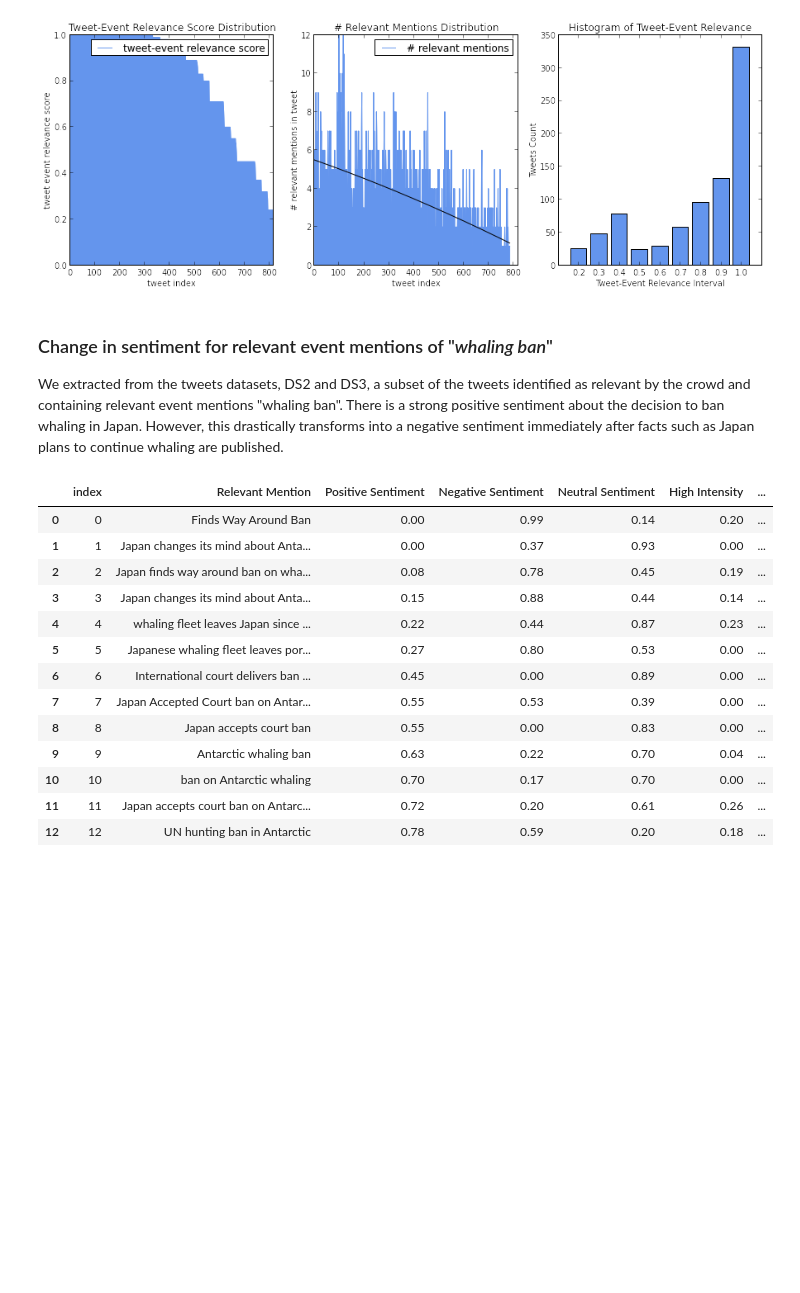
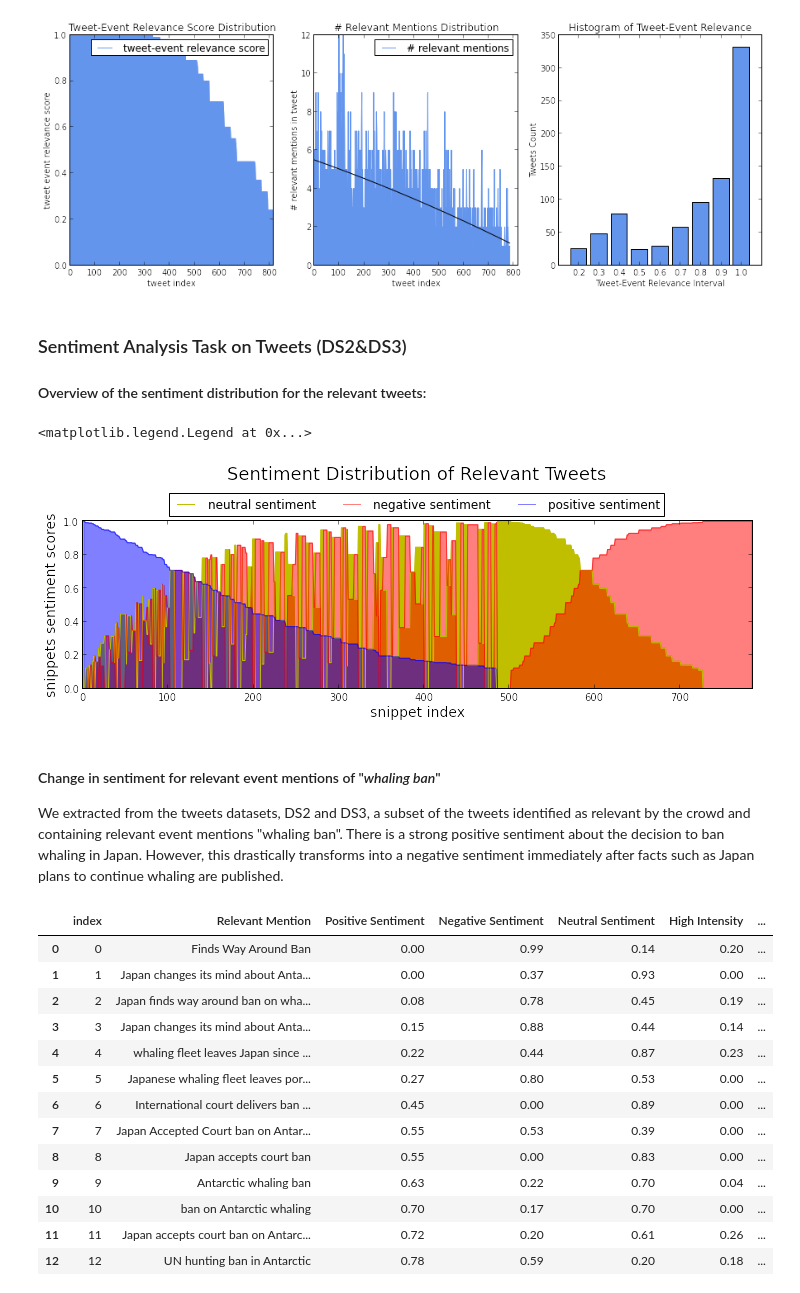
Before and after one commit to CrowdTruth/Salience-In-News-And-Tweets, a Jupyter notebook: Crowdsourcing novelty features for news and tweets.ipynb, the cells around one changed output. Drawn from its saved outputs; the diff is of its cells as text; code cells hidden in the pictures; blank space fills up the shorter version.

Commit message:
removed code and added new analysis files

```diff
--- a/Crowdsourcing novelty features for news and tweets.ipynb
+++ b/Crowdsourcing novelty features for news and tweets.ipynb
@@ -351,8 +361,32 @@ plt.xticks(histDF['Relevance Interval'])
 plt.show()
 # %% [output]
 [figure]
+# %% [markdown]
+<a id="resultssentimenttweets"></a>
+
+### Sentiment Analysis Task on Tweets (DS2&DS3)
+
+#### Overview of the sentiment distribution for the relevant tweets:
+# %%
+overallSentiment = pd.read_csv('aggregate/orderedTweetsBySentiments.csv', '\t')
+
+plt.rcParams['figure.figsize'] = 12, 3
+plt.text(170, 1.25, "Sentiment Distribution of Relevant Tweets",fontsize=18)
+plt.plot(overallSentiment['index'], overallSentiment['Neutral Sentiment'], color = 'y', lw = 1, label = "neutral sentiment")
+plt.fill_between(overallSentiment['index'], overallSentiment['Neutral Sentiment'], 0, where=overallSentiment['index'], color='y')
+plt.plot(overallSentiment['index'], overallSentiment['Negative Sentiment'], color = 'r', lw = 1, label = "negative sentiment" , alpha='0.5')
+plt.fill_between(overallSentiment['index'], overallSentiment['Negative Sentiment'], 0, where=overallSentiment['index'], color='r', alpha='0.5')
+plt.plot(overallSentiment['index'], overallSentiment['Positive Sentiment'], color = 'b', lw = 1, label = "positive sentiment", alpha='0.5')
+plt.fill_between(overallSentiment['index'], overallSentiment['Positive Sentiment'], 0, where=overallSentiment['index'], color='b', alpha='0.5')
+plt.xlim(0, len(overallSentiment['index']))
+plt.ylabel('snippets sentiment scores', fontsize=14)
+plt.xlabel('snippet index', fontsize=14)
+plt.legend(loc=9, bbox_to_anchor=(0.5, 1.2), ncol=3, prop={'size':12})
+# %% [output]
+<matplotlib.legend.Legend at 0x...>
+[figure, added]
 # %% [markdown]
-### Change in sentiment for relevant event mentions of "*whaling ban*"
+#### Change in sentiment for relevant event mentions of "*whaling ban*"
 
 We extracted from the tweets datasets, DS2 and DS3, a subset of the tweets identified as relevant by the crowd and containing relevant event mentions "whaling ban". There is a strong positive sentiment about the decision to ban whaling in Japan. However, this drastically transforms into a negative sentiment immediately after facts such as Japan plans to continue whaling are published.
 # %%
```
Also changed, not shown: parts of 13 cells of this notebook, 7 other files.
